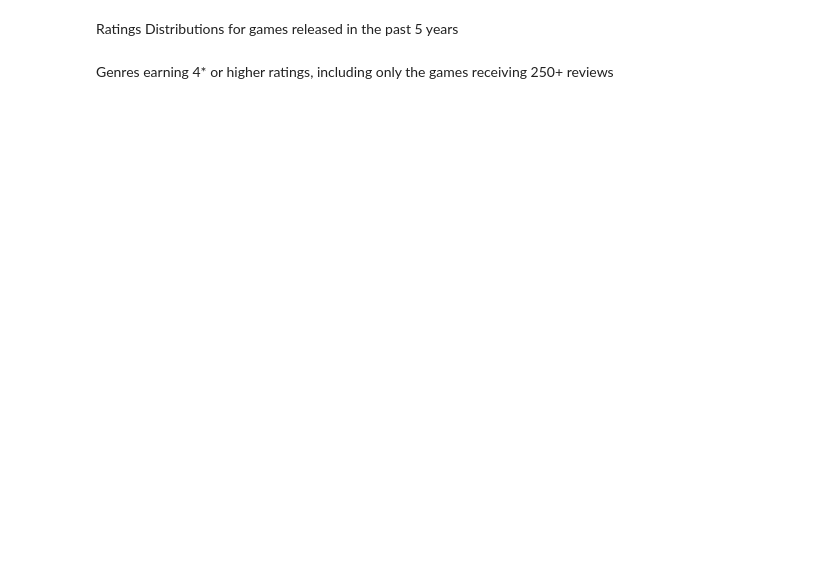
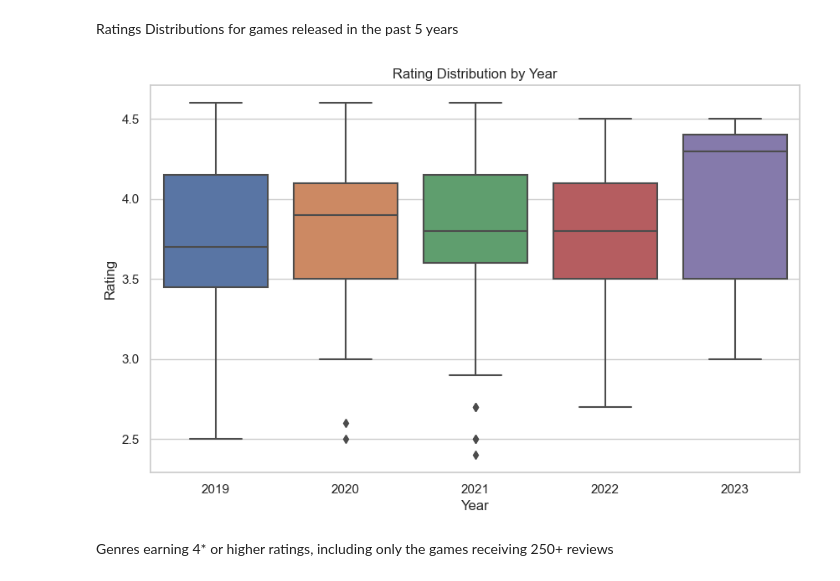
Before and after one commit to HoussemWonders/Videogames-Dataset-Cleaning-and-Exploration, a Jupyter notebook: Data cleaning and exploration.ipynb, the cells around one changed output. Saved outputs shown, nothing was run; the diff lists cells and outputs as text; code cells hidden in the pictures; blank space fills up the shorter version.

```diff
--- a/Data cleaning and exploration.ipynb
+++ b/Data cleaning and exploration.ipynb
@@ -270,8 +294,17 @@ fig.show()
 # %% [markdown]
 Ratings Distributions for games released in the past 5 years
 # %%
-fig = px.box(df[['Rating','Year','Number of Reviews']][(df['Year']>=2019)&(df['Number of Reviews']>=250)], x='Year' ,y="Rating", labels={'Year':'Genre'})
-fig.show()
+filtered_df = df[['Rating', 'Year', 'Number of Reviews']][(df['Year'] >= 2019) & (df['Number of Reviews'] >= 250)]
+
+plt.figure(figsize=(10, 6))
+sns.boxplot(data=filtered_df, x='Year', y='Rating')
+plt.xlabel('Year')
+plt.ylabel('Rating')
+plt.title('Rating Distribution by Year')
+
+plt.show()
+# %% [output]
+[figure, added]
 # %% [markdown]
 Genres earning 4* or higher ratings, including only the games receiving 250+ reviews
 # %%
```
Also changed, not shown: parts of 3 cells of this notebook.
